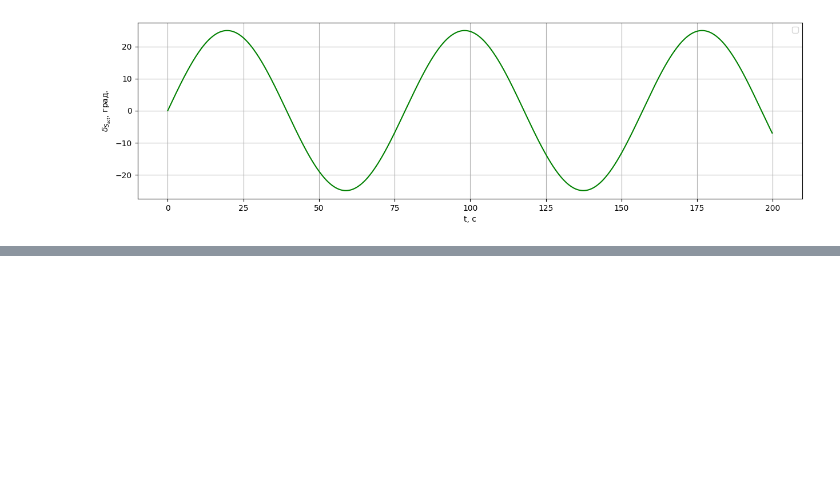
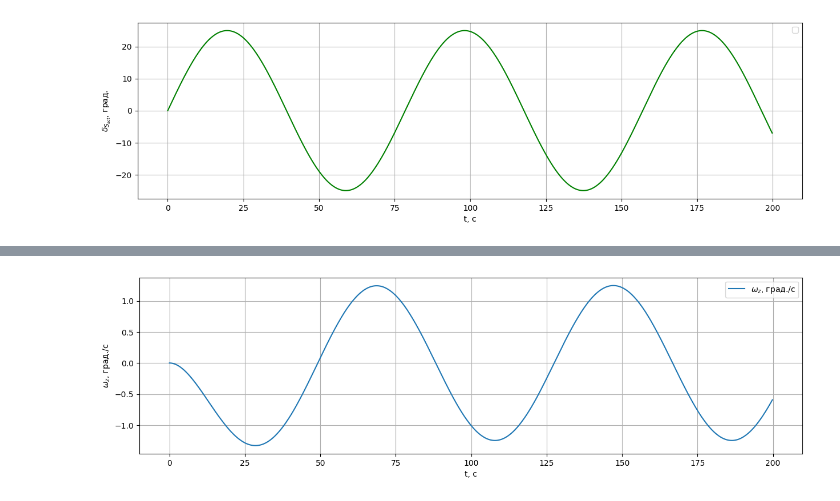
Before and after one commit to TensorAeroSpace/TensorAeroSpace, a Jupyter notebook: example/example_explarotaion.ipynb, the cells around one changed output, grey strips where cells are left out. Cells and saved outputs as stored; diff of their text form; code cells hidden in the pictures; blank space fills up the shorter version.

```diff
--- a/example/example_explarotaion.ipynb
+++ b/example/example_explarotaion.ipynb
@@ -139,0 +116,4 @@ env.unwrapped.model.plot_state('theta', tps, figsize=(15,4), to_deg=True)
+# %%
+env.unwrapped.model.plot_state('q', tps, figsize=(15,4), to_deg=True)
+# %% [output]
+[figure, added]
```
Also changed, not shown: parts of 11 cells of this notebook.
